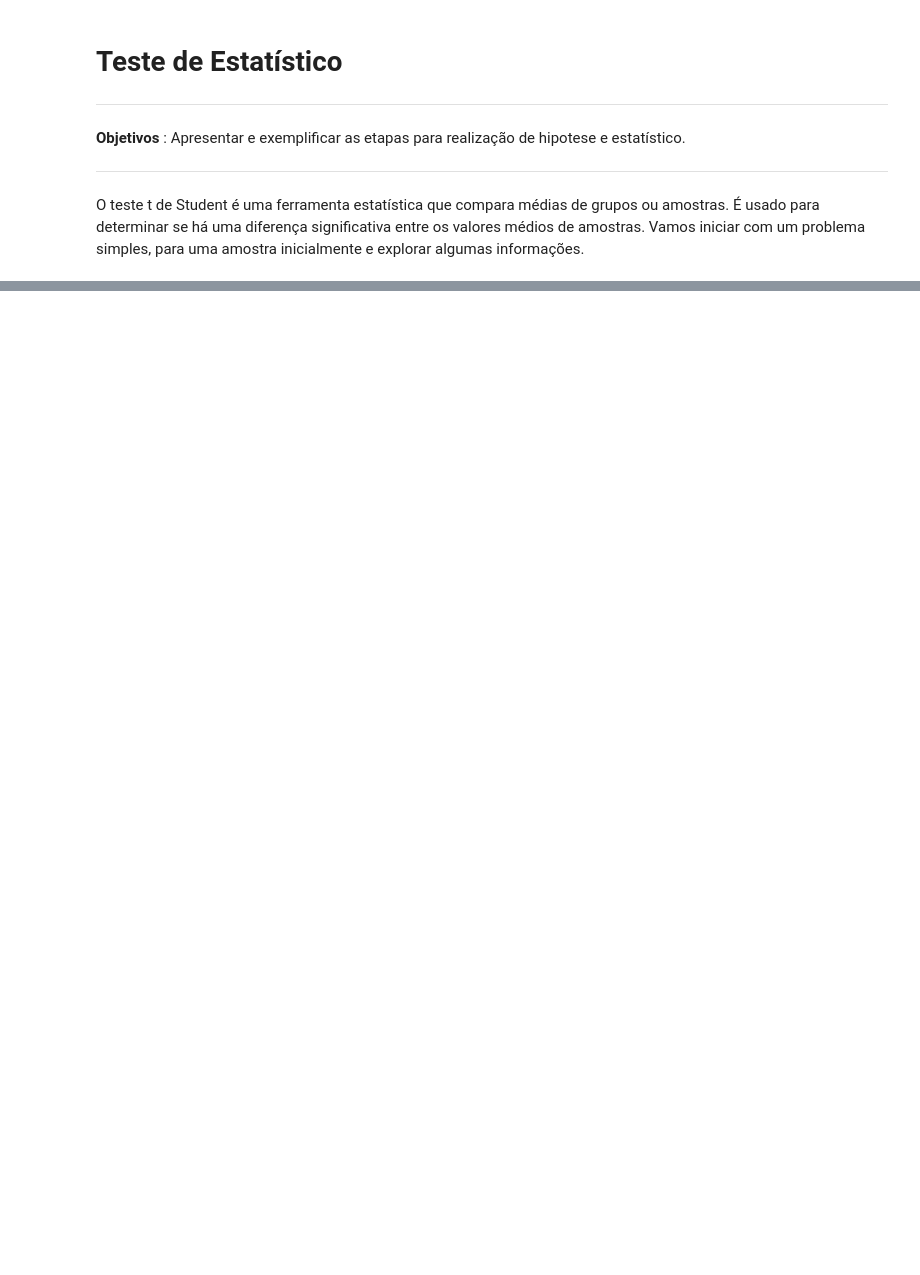
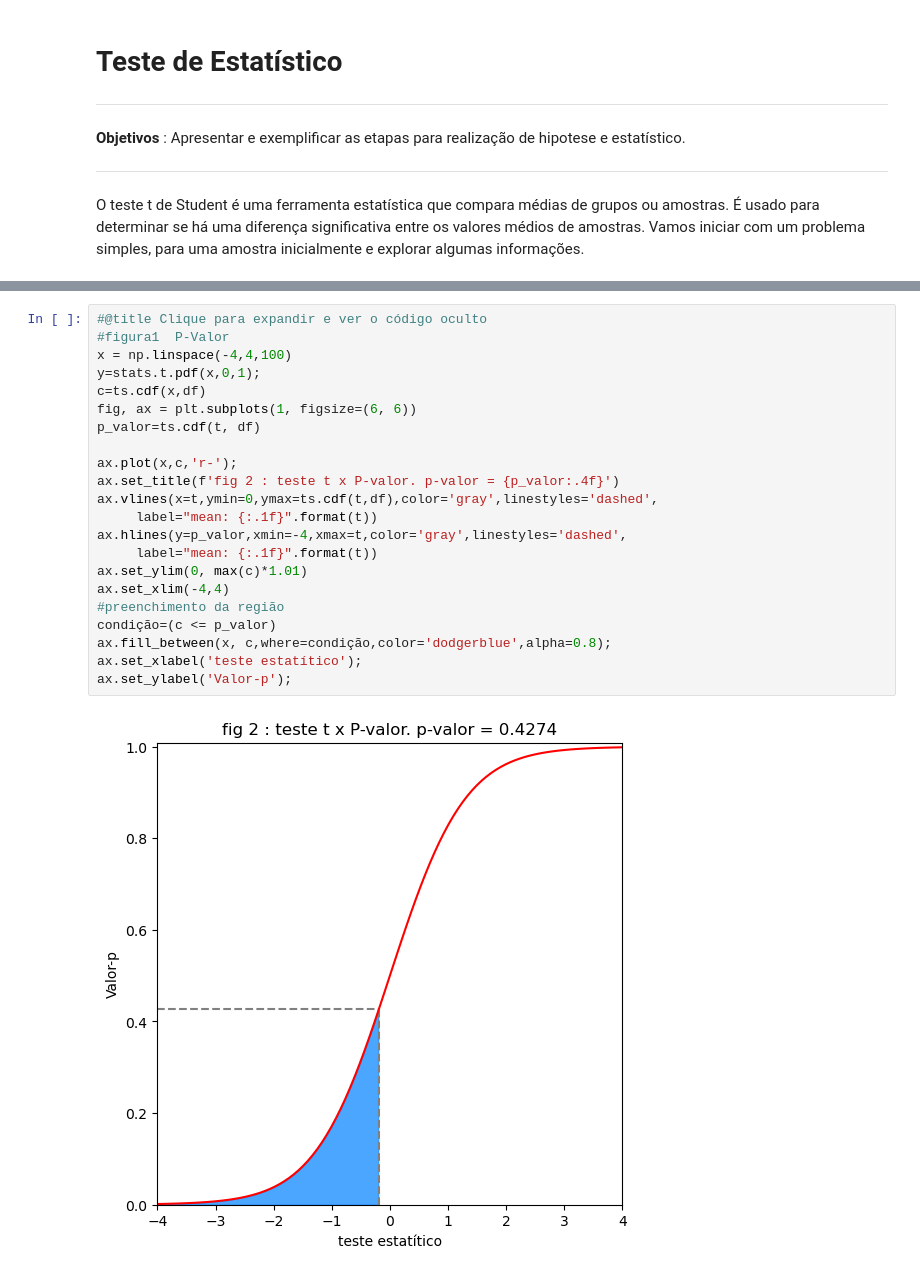
Before and after one commit to albertoakel/EBAC, a Jupyter notebook: notebook/Teste_de_hipotese_exemplos.ipynb, the cells around one changed output, grey strips where cells are left out. Drawn from its saved outputs; the diff is of its cells as text; blank space fills up the shorter version.

```diff
--- a/notebook/Teste_de_hipotese_exemplos.ipynb
+++ b/notebook/Teste_de_hipotese_exemplos.ipynb
@@ -300,0 +250,24 @@ assim **P-valor=2 $\times$0.423=0.826**. \
+# %%
+#@title Clique para expandir e ver o código oculto
+#figura1  P-Valor
+x = np.linspace(-4,4,100)
+y=stats.t.pdf(x,0,1);
+c=ts.cdf(x,df)
+fig, ax = plt.subplots(1, figsize=(6, 6))
+p_valor=ts.cdf(t, df)
+
+ax.plot(x,c,'r-');
+ax.set_title(f'fig 2 : teste t x P-valor. p-valor = {p_valor:.4f}')
+ax.vlines(x=t,ymin=0,ymax=ts.cdf(t,df),color='gray',linestyles='dashed',
+     label="mean: {:.1f}".format(t))
+ax.hlines(y=p_valor,xmin=-4,xmax=t,color='gray',linestyles='dashed',
+     label="mean: {:.1f}".format(t))
+ax.set_ylim(0, max(c)*1.01)
+ax.set_xlim(-4,4)
+#preenchimento da região
+condição=(c <= p_valor)
+ax.fill_between(x, c,where=condição,color='dodgerblue',alpha=0.8);
+ax.set_xlabel('teste estatítico');
+ax.set_ylabel('Valor-p');
+# %% [output]
+[figure, added]
```
Also changed, not shown: parts of 15 cells of this notebook, 3 other files.
